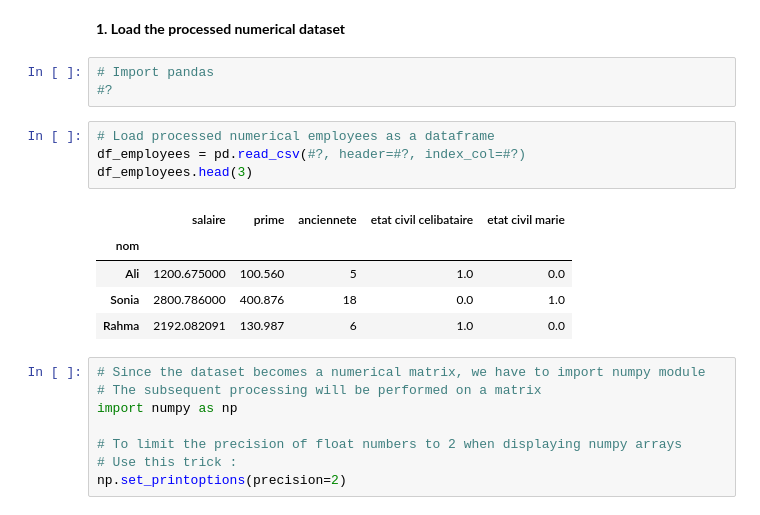
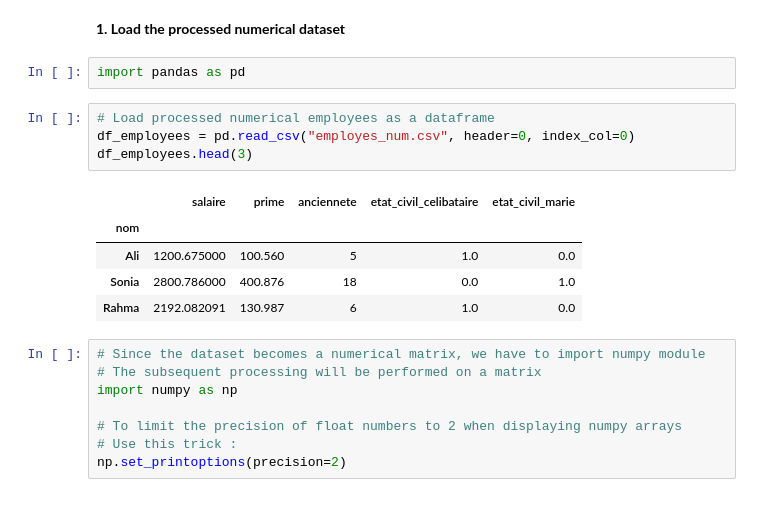
Before and after one commit to safabenalgia/IRM-AI, a Jupyter notebook: Clustering_lab3_part2.ipynb, the cells around one changed output. Drawn from its saved outputs; the diff is of its cells as text.

```diff
--- a/Clustering_lab3_part2.ipynb
+++ b/Clustering_lab3_part2.ipynb
@@ -14,15 +14,14 @@ The post-processing is a 2-steps process :
 <u>Note :</u> Replace whenever you find #? by a required python code
 # %% [markdown]
 **1. Load the processed numerical dataset**
-# %%
-# Import pandas
-#?
+# %%
+import pandas as pd
 # %%
 # Load processed numerical employees as a dataframe
-df_employees = pd.read_csv(#?, header=#?, index_col=#?)
+df_employees = pd.read_csv("employes_num.csv", header=0, index_col=0)
 df_employees.head(3)
 # %% [output]
-|  | salaire | prime | anciennete | etat civil celibataire | etat civil marie |
+|  | salaire | prime | anciennete | etat_civil_celibataire | etat_civil_marie |
 | nom |  |  |  |  |  |
 | Ali | 1200.675000 | 100.560 | 5 | 1.0 | 0.0 |
 | Sonia | 2800.786000 | 400.876 | 18 | 0.0 | 1.0 |
```
Also changed, not shown: parts of 9 cells of this notebook, 2 other files.
